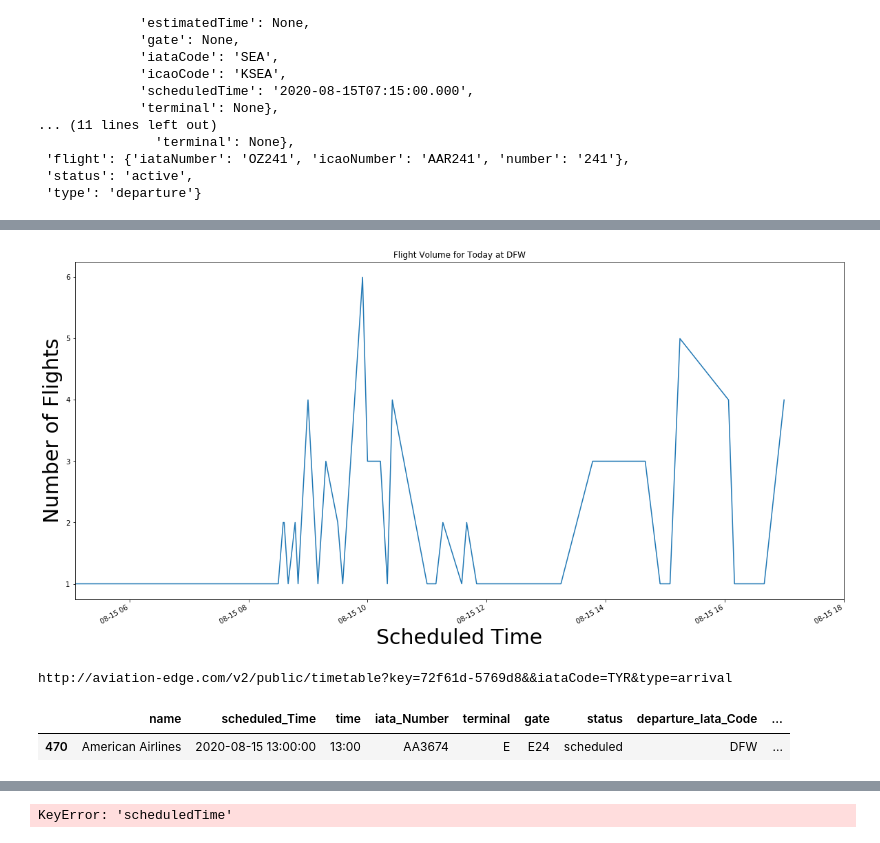
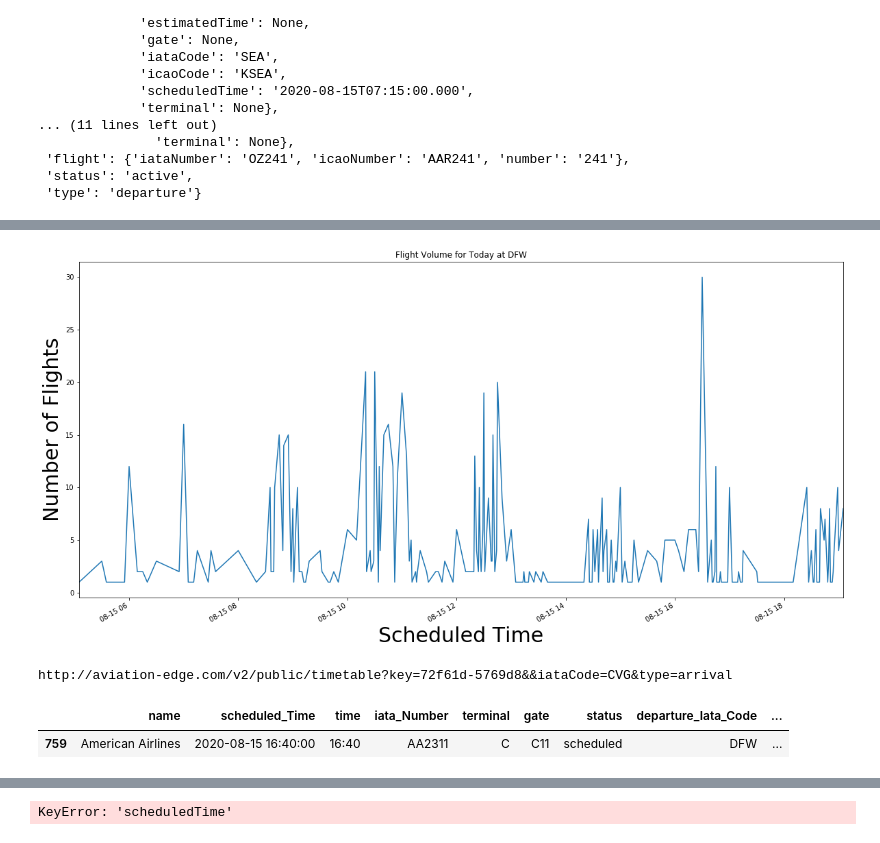
Before and after one commit to jbuckholt/ProjectAirport, a Jupyter notebook: ProjectAirport.ipynb, the cells around one changed output, grey strips where cells are left out. Drawn from its saved outputs; the diff is of its cells as text; code cells hidden in the pictures.

```diff
--- a/ProjectAirport.ipynb
+++ b/ProjectAirport.ipynb
@@ -165,5 +165,5 @@ Chart1_gb = cleanDeparture_df.groupby(["scheduled_Time"])["iata_Number"].count()
 Chart1_gb.plot(kind="line", title=f"Flight Volume for Today at {departureIataCode}", figsize = (20,10))
 plt.xlabel("Scheduled Time", fontsize=30)
 plt.ylabel("Number of Flights", fontsize=30)
-plt.xlim(Clean_df["time"].min(),Clean_df["time"].max())
+plt.xlim(cleanDeparture_df["time"].min(),cleanDeparture_df["time"].max())
 # %% [output]
@@ -171,12 +171,12 @@ plt.xlim(Clean_df["time"].min(),Clean_df["time"].max())
-[figure, old version]
+[figure, new version]
 # %%
 #establish random sample of 1 to get data for testing
-randomIataNumberSample_df = Clean_df.sample(1)
+randomIataNumberSample_df = cleanDeparture_df.sample(1)
 #pulls fields from sample to be used for easy comparison in following kernels
-randomIataNumber = randomIataNumberSample_df.iloc[0]
-randomScheduledTime = randomIataNumberSample_df.iloc[0,1]
-randomTerminalNumber = randomIataNumberSample_df.iloc[0,4]
-randomGateNumber = randomIataNumberSample_df.iloc[0,5]
+randomIataNumber = randomIataNumberSample_df.iloc[0,3]
+randomDepartureScheduledTime = randomIataNumberSample_df.iloc[0,1]
+randomDepartureTerminalNumber = randomIataNumberSample_df.iloc[0,4]
+randomDepartureGateNumber = randomIataNumberSample_df.iloc[0,5]
 randomIataCode = randomIataNumberSample_df.iloc[0,8]
 # randomIataCode = randomIataNumberSample.loc["arrival_Iata_Code"]
 # randomIataCode
@@ -185,7 +185,7 @@ Arrival_url = f"http://aviation-edge.com/v2/public/timetable?key={api_key}&&iata
 print(Arrival_url)
 randomIataNumberSample_df
 # %% [output]
-http://aviation-edge.com/v2/public/timetable?key=72f61d-5769d8&&iataCode=TYR&type=arrival
+http://aviation-edge.com/v2/public/timetable?key=72f61d-5769d8&&iataCode=CVG&type=arrival
 |  | name | scheduled_Time | time | iata_Number | terminal | gate | status | departure_Iata_Code | ... |
-| 470 | American Airlines | 2020-08-15 13:00:00 | 13:00 | AA3674 | E | E24 | scheduled | DFW | ... |
+| 759 | American Airlines | 2020-08-15 16:40:00 | 16:40 | AA2311 | C | C11 | scheduled | DFW | ... |
 # %%
```
Also changed, not shown: parts of 17 cells of this notebook.
